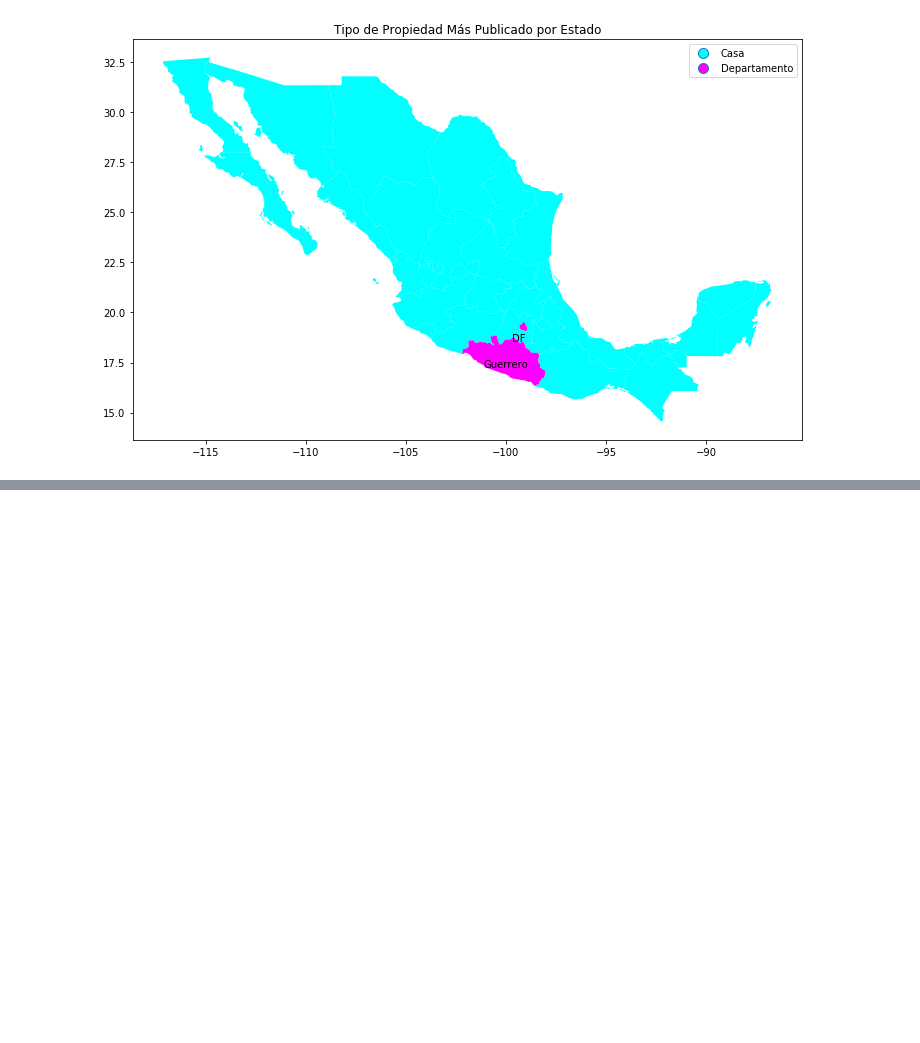
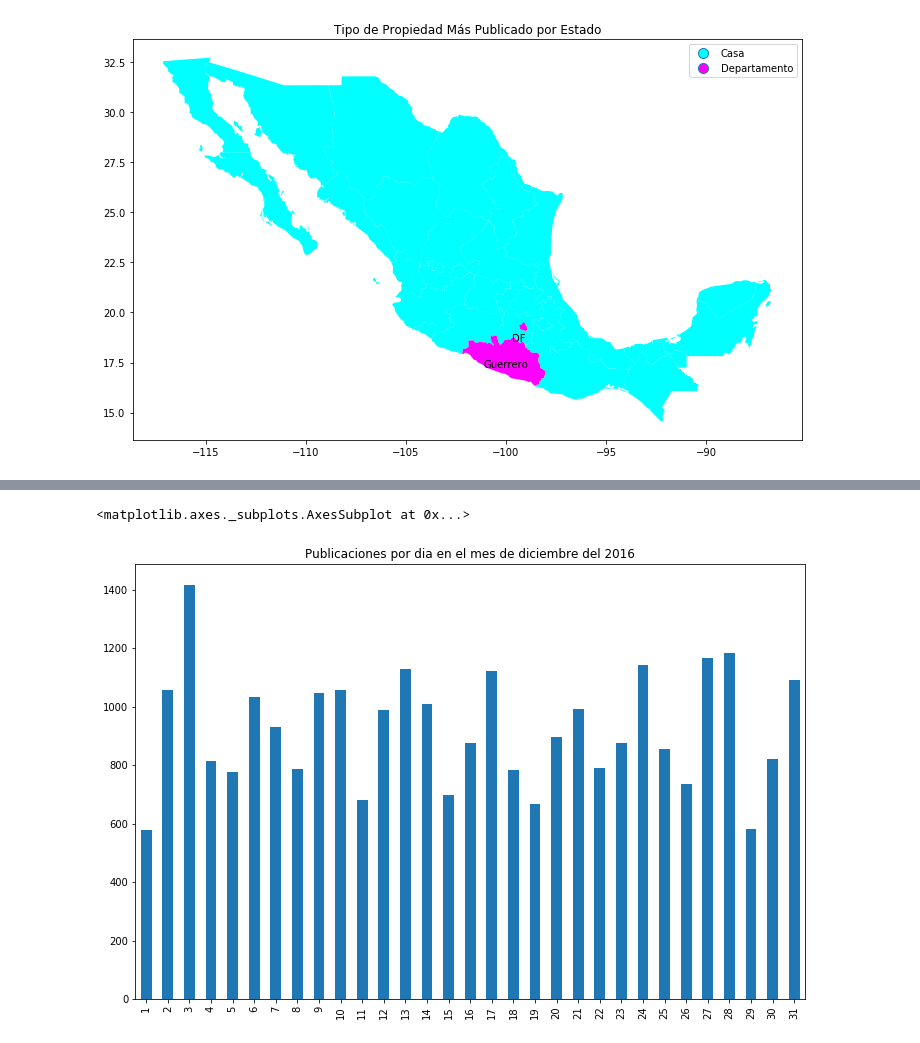
Before and after one commit to Manuel-Sturla/TP1-Datos, a Jupyter notebook: Analisis_publicaciones.ipynb, the cells around one changed output, grey strips where cells are left out. Drawn from its saved outputs; the diff is of its cells as text; code cells hidden in the pictures; blank space fills up the shorter version.

```diff
--- a/Analisis_publicaciones.ipynb
+++ b/Analisis_publicaciones.ipynb
@@ -183,0 +195,8 @@ plt.show()
+# %%
+df9 = df7.copy()
+df9["fecha"] = pd.to_datetime(df9["fecha"])
+diciembre_2016 = df9.loc[(df9["fecha"].dt.year == 2016) & (df9["fecha"].dt.month == 12)]
+diciembre_2016.fecha.dt.day.value_counts().sort_index().plot(figsize = (12,8), kind='bar', title='Publicaciones por dia en el mes de diciembre del 2016')
+# %% [output]
+<matplotlib.axes._subplots.AxesSubplot at 0x...>
+[figure, added]
```
Also changed, not shown: parts of 6 cells of this notebook, 2 other files.
